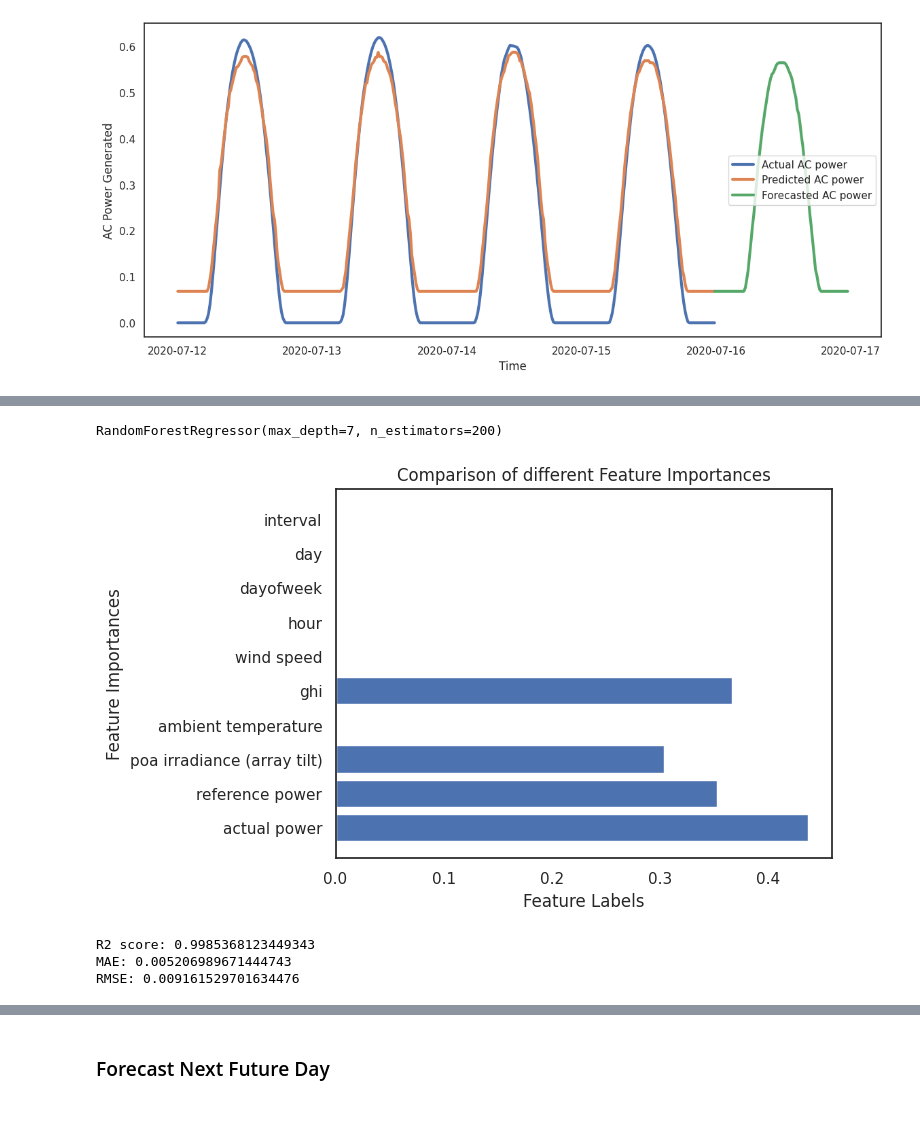
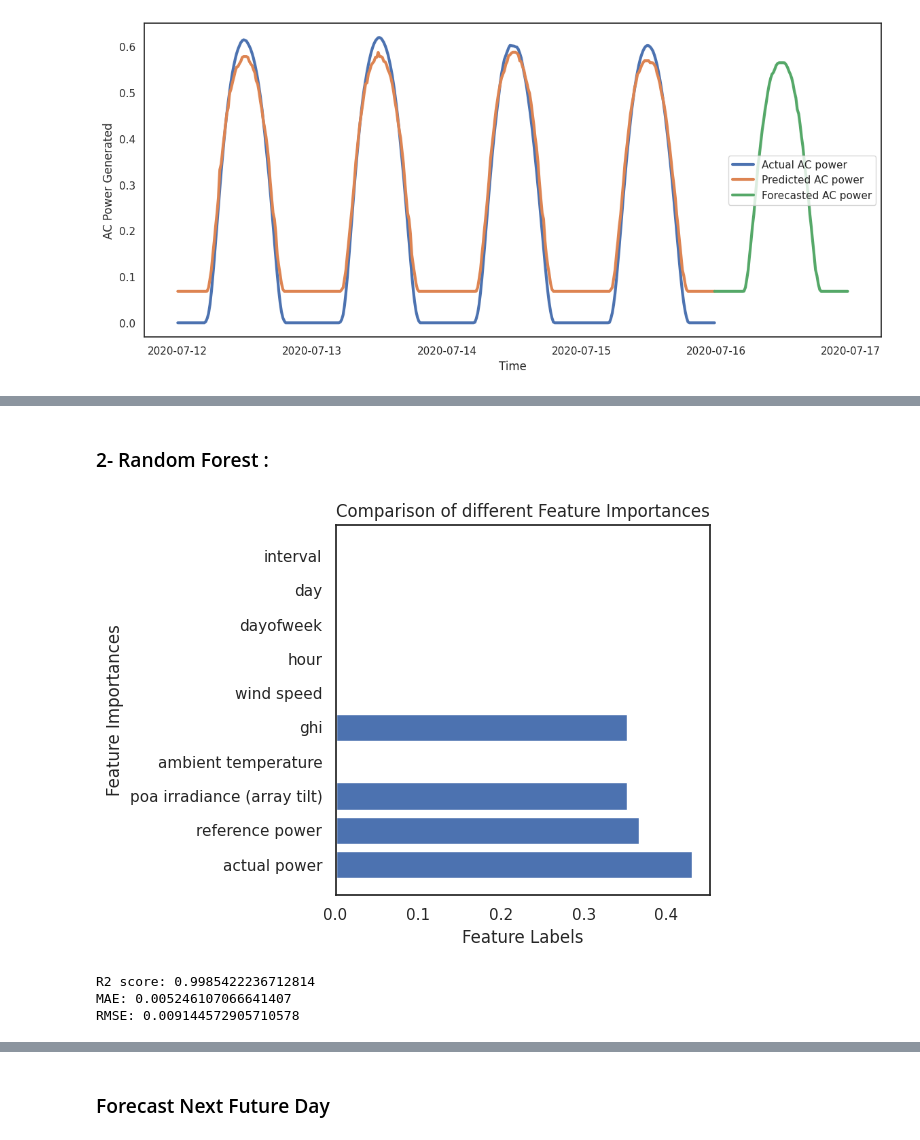
Before and after one commit to Icaro1ronaldo/solar_forecasting, a Jupyter notebook: notebooks/solar_forecasting.ipynb, the cells around one changed output, grey strips where cells are left out. Drawn from its saved outputs; the diff is of its cells as text; code cells hidden in the pictures; blank space fills up the shorter version.

```diff
--- a/notebooks/solar_forecasting.ipynb
+++ b/notebooks/solar_forecasting.ipynb
@@ -243,13 +215,3 @@ def plot_forecast_day(test, predicted, forecast_pred, title = None):
 ## Building ML Models
 
 ### 1- XGBoost :
-# %%
-import xgboost as xgb
-
-xgboost = xgb.XGBRegressor(n_estimators=200,
-                           learning_rate=0.01,
-                           max_depth=5,
-                           min_child_weight=10,
-                           base_score=0.5
-                          )
-xgboost.fit(x_train, y_train, eval_set=[(x_train, y_train), (x_test, y_test)], verbose=0)
@@ -313,22 +260,15 @@ last_day_pred = xgboost.predict(last_day)
-# %%
-from sklearn.ensemble import RandomForestRegressor
-
-rf = RandomForestRegressor(n_estimators=200, max_depth=7)
-rf.fit(x_train, y_train)
-# %% [output]
-RandomForestRegressor(max_depth=7, n_estimators=200)
-# %%
-feature_importance = rf.feature_importances_
-
-# Normalizing the individual importances
-feature_importance_normalized = np.std([tree.feature_importances_ for tree in
-                                        rf.estimators_],
-                                        axis=0)
-
-plt.barh(x_train.columns, feature_importance_normalized)
-plt.xlabel('Feature Labels')
-plt.ylabel('Feature Importances')
-plt.title('Comparison of different Feature Importances')
-plt.show()
-# %% [output]
-[figure, removed]
+# %% [markdown]
+### 2- Random Forest :
+# %%
+RandomForestForecaster_model = RandomForestForecaster()
+# %%
+RandomForestForecaster_model.fit(
+    x_train=x_train,
+    y_train=y_train,
+    x_test=x_test,
+    y_test=y_test
+    )
+# %%
+_ = RandomForestForecaster_model.plot_feature_importance()
+# %% [output]
+[figure, added]
@@ -335,7 +286,6 @@ plt.show()
 # %%
-results["Predicted"] = rf.predict(x_test)
 rf_errors = get_prediction_errors(results["Actual"], results["Predicted"])
 # %% [output]
-R2 score: 0.9985368123449343
-MAE: 0.005206989671444743
-RMSE: 0.009161529701634476
+R2 score: 0.9985422236712814
+MAE: 0.005246107066641407
+RMSE: 0.009144572905710578
```
Also changed, not shown: parts of 54 cells of this notebook, 7 other files.
